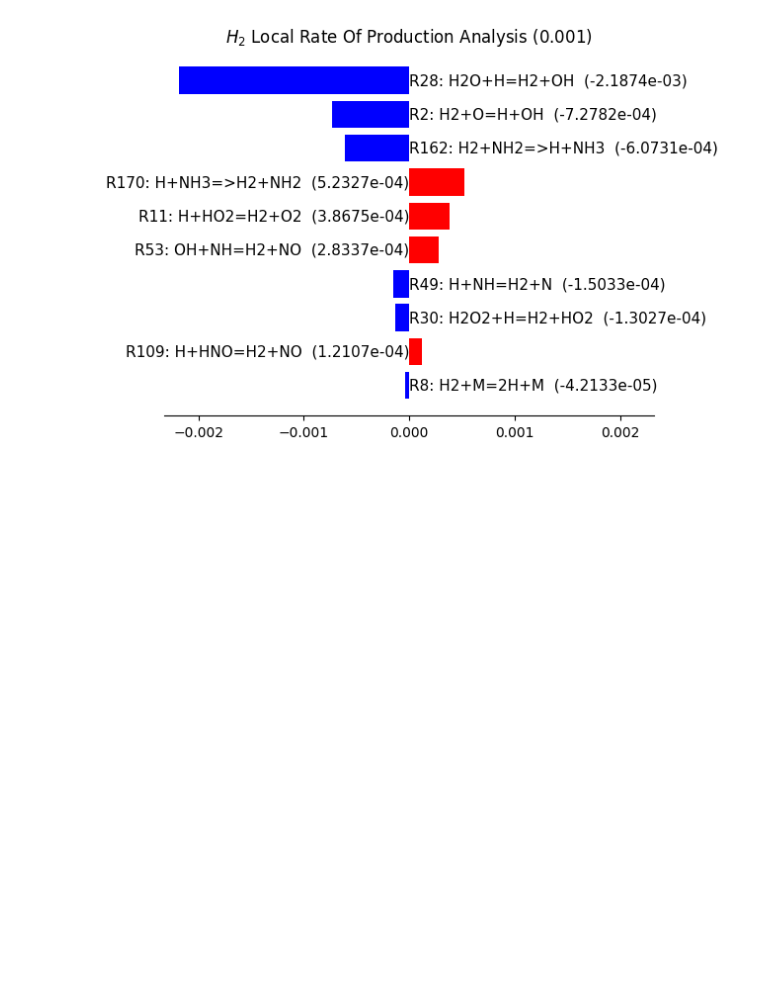
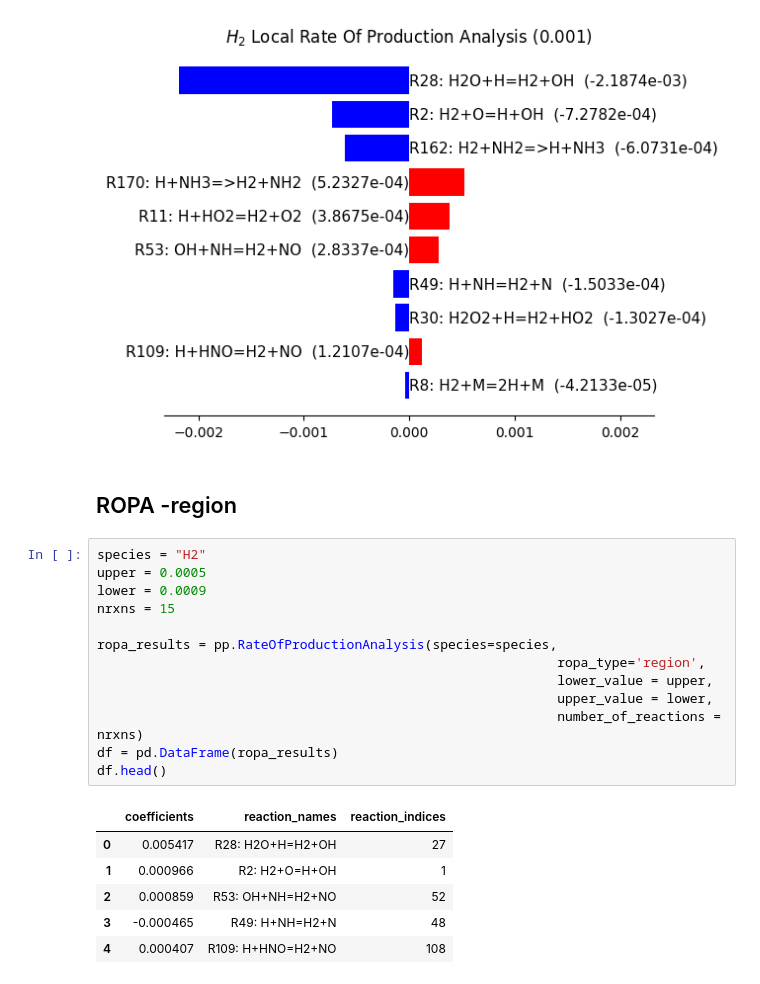
Before and after one commit to tdinelli/pySMOKEPostProcessor, a Jupyter notebook: examples/notebooks/ROPA-01.ipynb, the cells around one changed output. Drawn from its saved outputs; the diff is of its cells as text; blank space fills up the shorter version.

```diff
--- a/examples/notebooks/ROPA-01.ipynb
+++ b/examples/notebooks/ROPA-01.ipynb
@@ -65,3 +65,25 @@ ax.set_title("$H_{2}$ Local Rate Of Production Analysis (0.001)")
 plt.show()
 # %% [output]
 [figure]
+# %% [markdown]
+## ROPA -region
+# %%
+species = "H2"
+upper = 0.0005
+lower = 0.0009
+nrxns = 15
+
+ropa_results = pp.RateOfProductionAnalysis(species=species,
+                                                           ropa_type='region',
+                                                           lower_value = upper,
+                                                           upper_value = lower,
+                                                           number_of_reactions = nrxns)
+df = pd.DataFrame(ropa_results)
+df.head()
+# %% [output]
+|  | coefficients | reaction_names | reaction_indices |
+| 0 | 0.005417 | R28: H2O+H=H2+OH | 27 |
+| 1 | 0.000966 | R2: H2+O=H+OH | 1 |
+| 2 | 0.000859 | R53: OH+NH=H2+NO | 52 |
+| 3 | -0.000465 | R49: H+NH=H2+N | 48 |
+| 4 | 0.000407 | R109: H+HNO=H2+NO | 108 |
```
Also changed, not shown: parts of 2 cells of this notebook.
